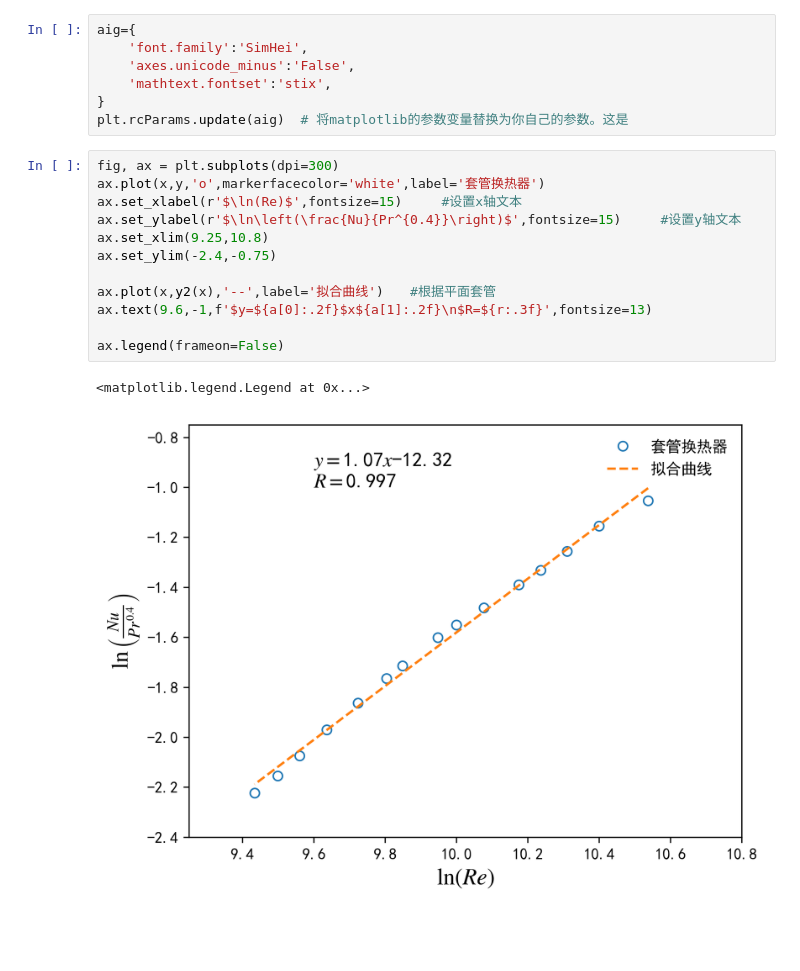
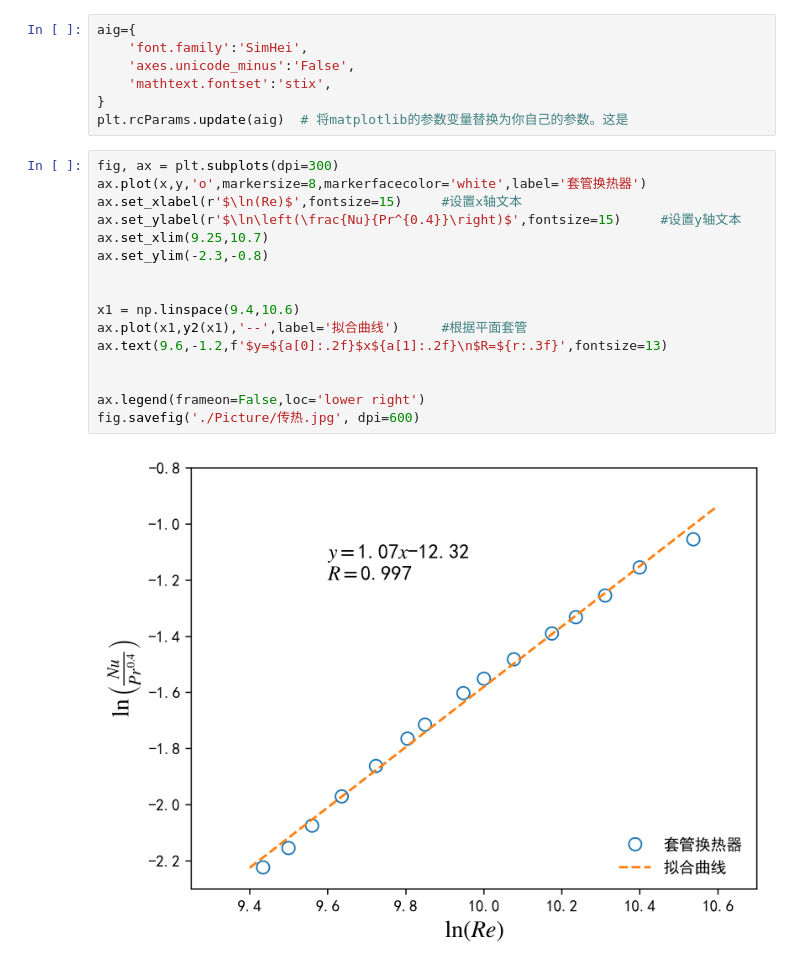
Before and after one commit to neverpartZY/Document, a Jupyter notebook: 传热.ipynb, the cells around one changed output. Saved outputs shown, nothing was run; the diff lists cells and outputs as text; blank space fills up the shorter version.

```diff
--- a/传热.ipynb
+++ b/传热.ipynb
@@ -55,16 +55,19 @@ aig={
 plt.rcParams.update(aig)  # 将matplotlib的参数变量替换为你自己的参数。这是
 # %%
 fig, ax = plt.subplots(dpi=300)
-ax.plot(x,y,'o',markerfacecolor='white',label='套管换热器')
+ax.plot(x,y,'o',markersize=8,markerfacecolor='white',label='套管换热器')
 ax.set_xlabel(r'$\ln(Re)$',fontsize=15) 	#设置x轴文本
 ax.set_ylabel(r'$\ln\left(\frac{Nu}{Pr^{0.4}}\right)$',fontsize=15) 	#设置y轴文本
-ax.set_xlim(9.25,10.8)
-ax.set_ylim(-2.4,-0.75)
+ax.set_xlim(9.25,10.7)
+ax.set_ylim(-2.3,-0.8)
 
-ax.plot(x,y2(x),'--',label='拟合曲线') 	#根据平面套管
-ax.text(9.6,-1,f'$y=${a[0]:.2f}$x${a[1]:.2f}\n$R=${r:.3f}',fontsize=13)
 
-ax.legend(frameon=False)
+x1 = np.linspace(9.4,10.6)
+ax.plot(x1,y2(x1),'--',label='拟合曲线') 	#根据平面套管
+ax.text(9.6,-1.2,f'$y=${a[0]:.2f}$x${a[1]:.2f}\n$R=${r:.3f}',fontsize=13)
+
+
+ax.legend(frameon=False,loc='lower right')
+fig.savefig('./Picture/传热.jpg', dpi=600)
 # %% [output]
-<matplotlib.legend.Legend at 0x...>
-[figure, old version]
+[figure, new version]
```
Also changed, not shown: 1 other file.
